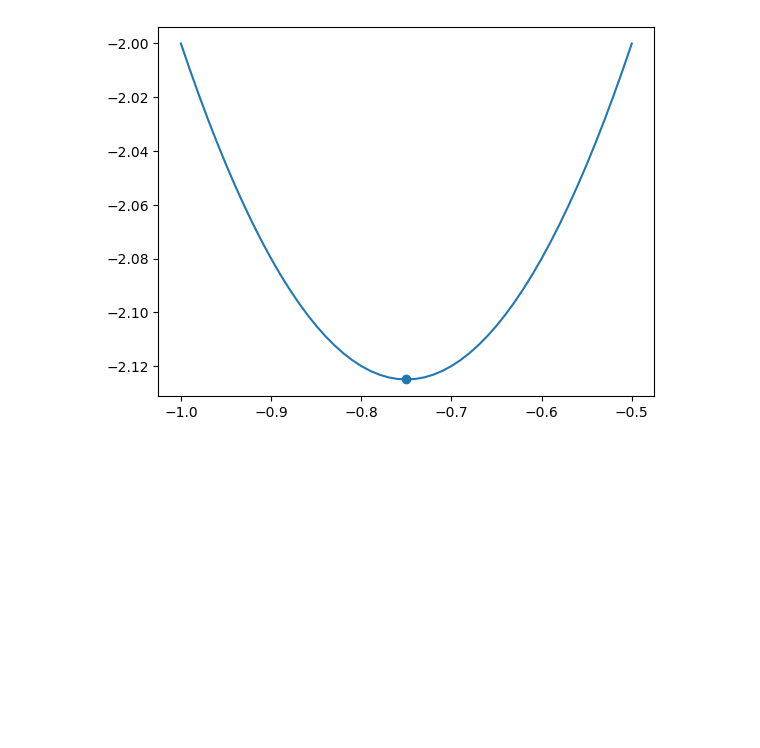
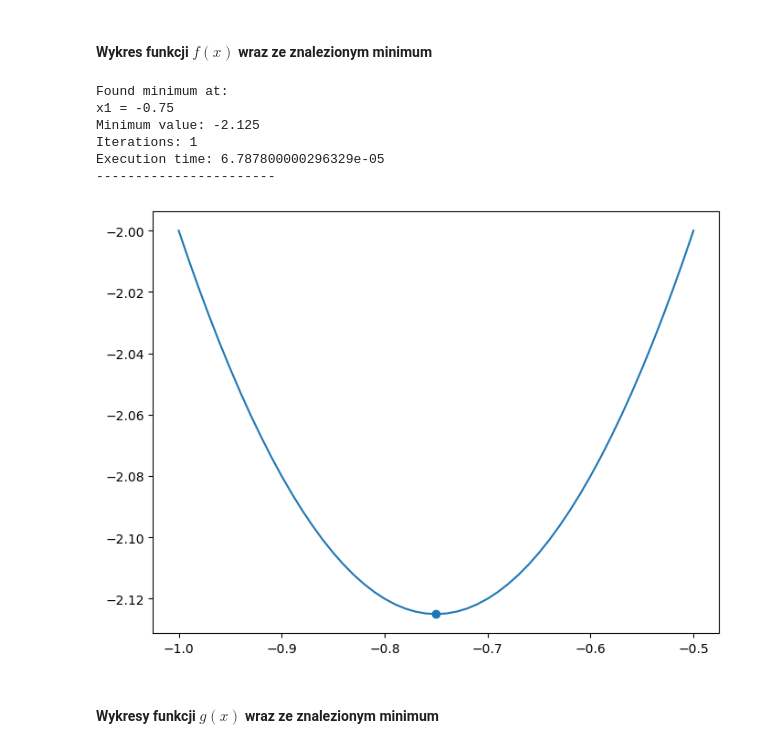
Before and after one commit to iszablowski/WSI24L, a Jupyter notebook: wsi1_gradietnt_descent/gradient_descent.ipynb, the cells around one changed output. Saved outputs shown, nothing was run; the diff lists cells and outputs as text; code cells hidden in the pictures; blank space fills up the shorter version.

```diff
--- a/wsi1_gradietnt_descent/gradient_descent.ipynb
+++ b/wsi1_gradietnt_descent/gradient_descent.ipynb
@@ -0,0 +5,11 @@
+# %%
+import matplotlib.pyplot as plt
+from matplotlib import cm
+import numpy as np
+from time import perf_counter
+import seaborn as sns
+
+%matplotlib inline
+plt.rcParams['figure.figsize'] = (8, 6)
+
+EPS=1e-8
@@ -59,21 +77,28 @@ Execution time: 4.088599996521225e-05
 -----------------------
+# %% [markdown]
+#### Wykres funkcji $f(x)$ wraz ze znalezionym minimum
 # %%
-import matplotlib.pyplot as plt
-from matplotlib import cm
-
 x_axis = np.arange(-1, -0.49, 0.01)
 y = f(x_axis)
 
-minimum, x, it = GradientDescent.solve(f, gradient_f, 0.0000000001, 0.25, 1453, show_data=False);
+minimum, x, it = GradientDescent.solve(f, gradient_f, EPS, 0.25, 1453, show_data=True);
 
 fig, ax = plt.subplots()
 
 ax.plot(x_axis, y)
 ax.scatter(x, minimum)
 
 plt.show()
 # %% [output]
+Found minimum at:
+x1 = -0.75
+Minimum value: -2.125
+Iterations: 1
+Execution time: 6.787800000296329e-05
+-----------------------
-[figure, old version]
+[figure, new version]
+# %% [markdown]
+#### Wykresy funkcji $g(x)$ wraz ze znalezionym minimum
 # %%
 x1 = np.arange(-2, 2, 0.01)
 x2 = np.arange(-2, 2, 0.01)
```
Also changed, not shown: parts of 17 cells of this notebook.
